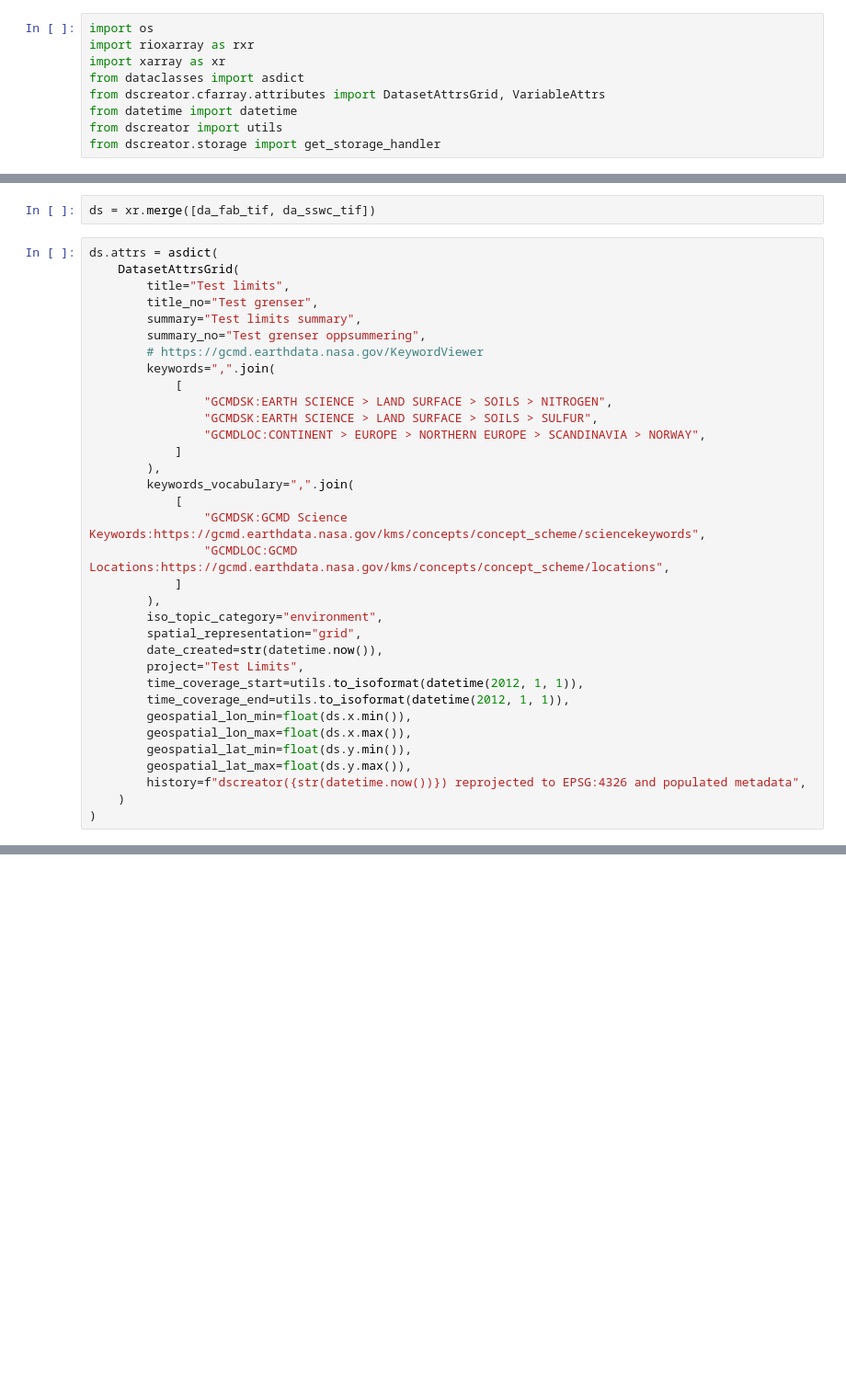
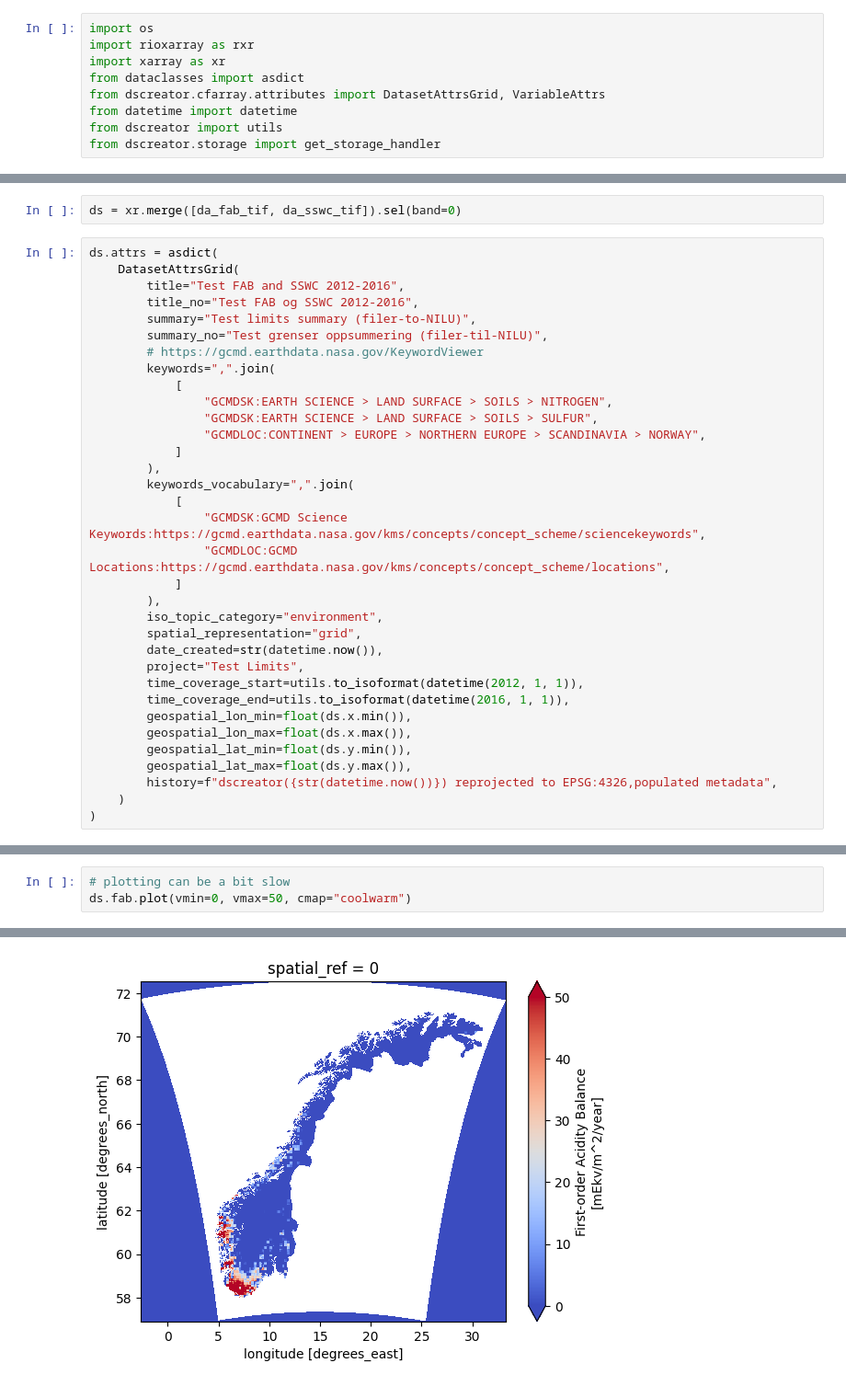
Before and after one commit to NIVANorge/datasetcreator, a Jupyter notebook: notebooks/limits.ipynb, the cells around one changed output, grey strips where cells are left out. Shown: that part at 92% size. Saved outputs shown, nothing was run; the diff lists cells and outputs as text; blank space fills up the shorter version.

```diff
--- a/notebooks/limits.ipynb
+++ b/notebooks/limits.ipynb
@@ -30,12 +48,12 @@ da_sswc_tif = da_sswc_tif.rio.reproject("EPSG:4326")
 # %%
-ds = xr.merge([da_fab_tif, da_sswc_tif])
+ds = xr.merge([da_fab_tif, da_sswc_tif]).sel(band=0)
 # %%
 ds.attrs = asdict(
     DatasetAttrsGrid(
-        title="Test limits",
-        title_no="Test grenser",
-        summary="Test limits summary",
-        summary_no="Test grenser oppsummering",
+        title="Test FAB and SSWC 2012-2016",
+        title_no="Test FAB og SSWC 2012-2016",
+        summary="Test limits summary (filer-to-NILU)",
+        summary_no="Test grenser oppsummering (filer-til-NILU)",
         # https://gcmd.earthdata.nasa.gov/KeywordViewer
         keywords=",".join(
             [
@@ -55,12 +73,12 @@ ds.attrs = asdict(
         date_created=str(datetime.now()),
         project="Test Limits",
         time_coverage_start=utils.to_isoformat(datetime(2012, 1, 1)),
-        time_coverage_end=utils.to_isoformat(datetime(2012, 1, 1)),
+        time_coverage_end=utils.to_isoformat(datetime(2016, 1, 1)),
         geospatial_lon_min=float(ds.x.min()),
         geospatial_lon_max=float(ds.x.max()),
         geospatial_lat_min=float(ds.y.min()),
         geospatial_lat_max=float(ds.y.max()),
-        history=f"dscreator({str(datetime.now())}) reprojected to EPSG:4326 and populated metadata",
+        history=f"dscreator({str(datetime.now())}) reprojected to EPSG:4326,populated metadata",
     )
 )
 # %%
@@ -70,0 +104,4 @@ ds.fab.plot()
+# %%
+# plotting can be a bit slow
+ds.fab.plot(vmin=0, vmax=50, cmap="coolwarm")
+# %% [output]
@@ -71,2 +109,3 @@ ds.fab.plot()
+[figure, added]
 # %%
 get_storage_handler(
```
Also changed, not shown: parts of 9 cells of this notebook, 1 other file.
